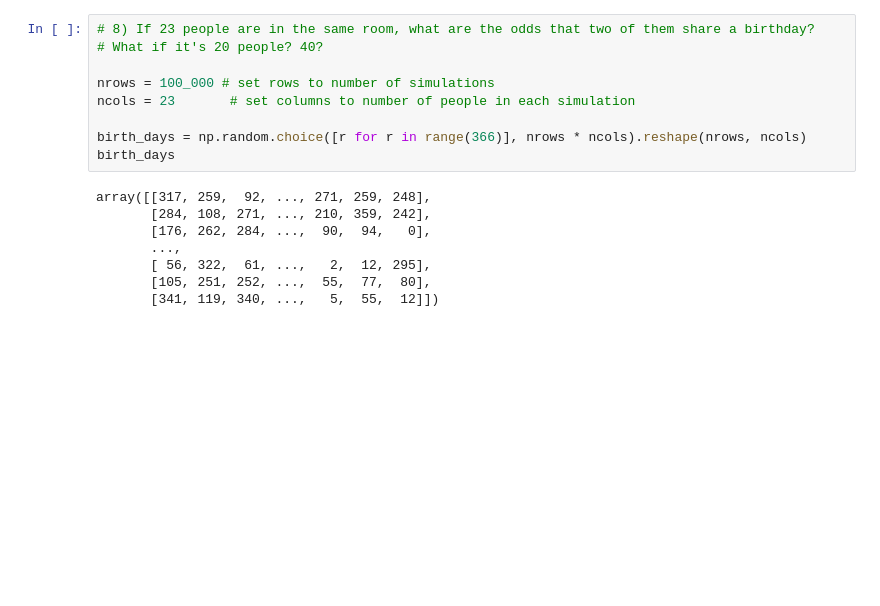
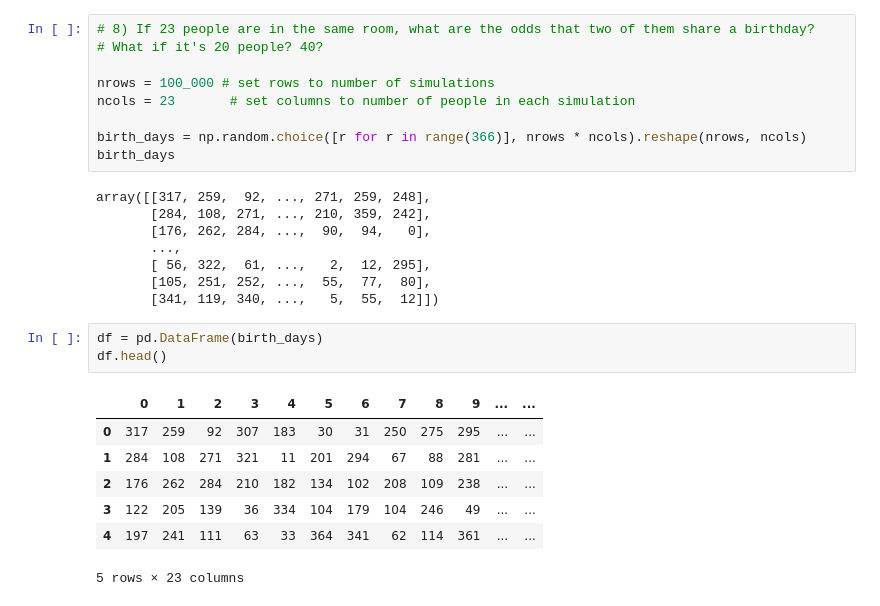
Before and after one commit to dlmitc3/statistics-exercises, a Jupyter notebook: simulation.ipynb, the cells around one changed output. Saved outputs shown, nothing was run; the diff lists cells and outputs as text; blank space fills up the shorter version.

```diff
--- a/simulation.ipynb
+++ b/simulation.ipynb
@@ -440,3 +440,14 @@ array([[317, 259,  92, ..., 271, 259, 248],
        [ 56, 322,  61, ...,   2,  12, 295],
        [105, 251, 252, ...,  55,  77,  80],
        [341, 119, 340, ...,   5,  55,  12]])
+# %%
+df = pd.DataFrame(birth_days)
+df.head()
+# %% [output]
+|  | 0 | 1 | 2 | 3 | 4 | 5 | 6 | 7 | 8 | 9 | ... | ... |
+| 0 | 317 | 259 | 92 | 307 | 183 | 30 | 31 | 250 | 275 | 295 | ... | ... |
+| 1 | 284 | 108 | 271 | 321 | 11 | 201 | 294 | 67 | 88 | 281 | ... | ... |
+| 2 | 176 | 262 | 284 | 210 | 182 | 134 | 102 | 208 | 109 | 238 | ... | ... |
+| 3 | 122 | 205 | 139 | 36 | 334 | 104 | 179 | 104 | 246 | 49 | ... | ... |
+| 4 | 197 | 241 | 111 | 63 | 33 | 364 | 341 | 62 | 114 | 361 | ... | ... |
+5 rows × 23 columns
```
Also changed, not shown: parts of 4 cells of this notebook.
